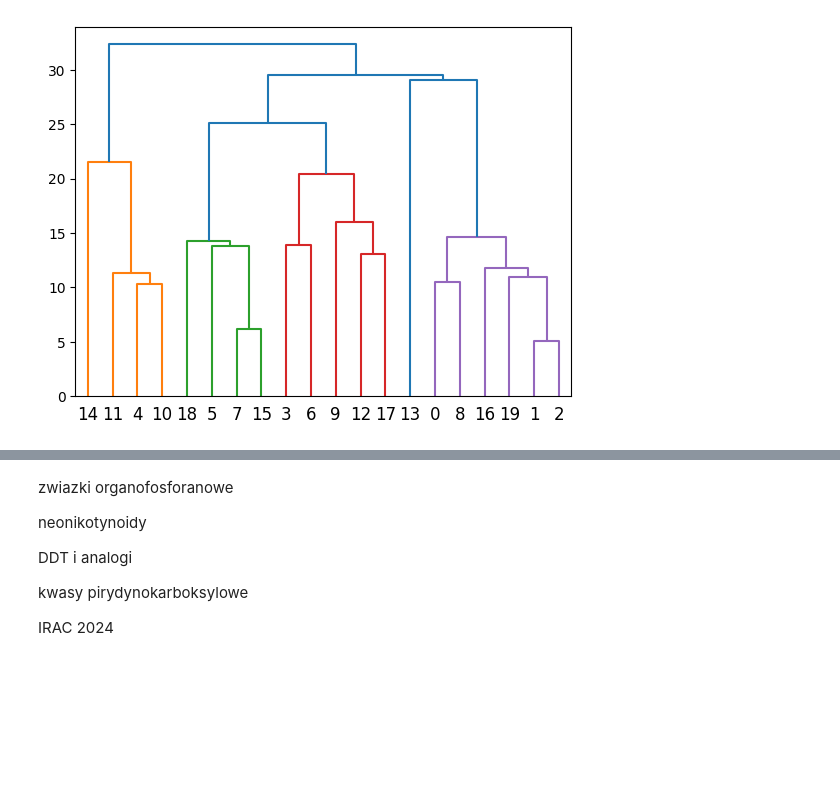
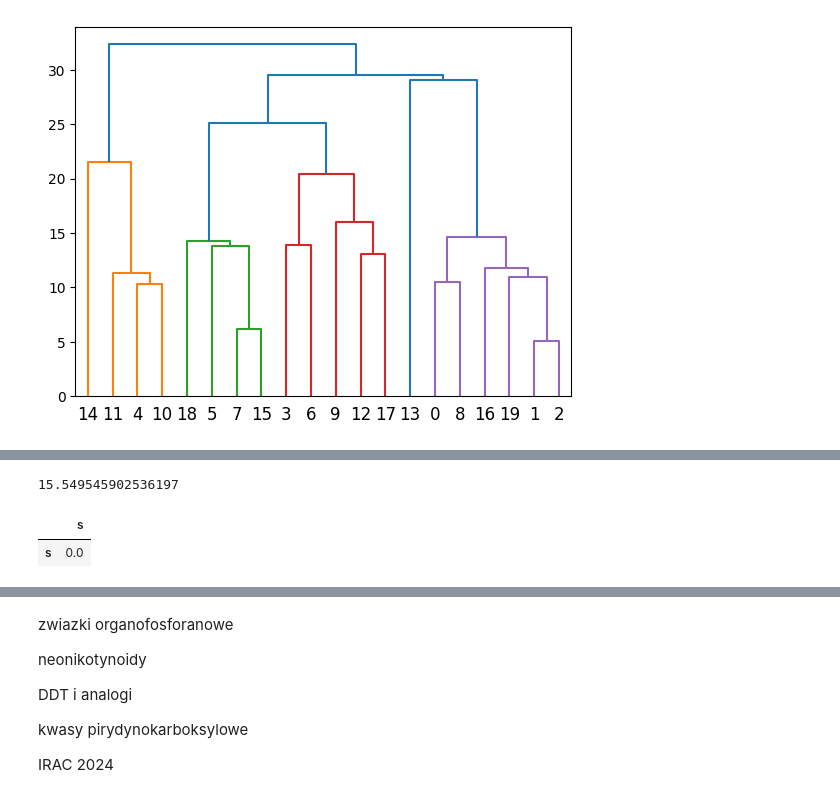
Before and after one commit to Kubabob/chemical-data-explorer, a Jupyter notebook: hca.ipynb, the cells around one changed output, grey strips where cells are left out. Drawn from its saved outputs; the diff is of its cells as text; code cells hidden in the pictures; blank space fills up the shorter version.

```diff
--- a/hca.ipynb
+++ b/hca.ipynb
@@ -241 +232,3 @@ names = range(X.shape[0], 2000)
+# %%
+alphabet = iter(list(map(chr, range(97, 123))))
 # %%
@@ -324,3 +236,0 @@ array([[ 0.        ,  0.        ,  0.        ,  0.        ,  0.        ,
-# %%
-triangle_X = pd.DataFrame(triangle_X)
-triangle_X
@@ -345,18 +236,0 @@ triangle_X
-# %%
-'''new_column = []
-
-for i in range(len(triangle_X)):
-    min_val = min(triangle_X[list_coord[-1][0]][i], triangle_X[list_coord[-1][1]][i])
-    if min_val != 0:
-        new_column.append(min_val)
-    else:
-        new_column.append(min_value[-1])
-
-triangle_X[min(list_coord[-1])] = new_column
-triangle_X.iloc[min(list_coord[-1])] = new_column
-
-triangle_X = triangle_X.drop(max(list_coord[-1]), axis=0)
-triangle_X = triangle_X.drop(max(list_coord[-1]), axis=1)
-
-triangle_X = pd.DataFrame(np.tril(triangle_X))
-triangle_X'''
@@ -432,0 +237,26 @@ KeyError: 1
+# %%
+minVal = triangle_X[triangle_X > 0].min(axis=0).min()
+print(minVal)
+minValCoords = list(list(zip(*np.where(triangle_X==minVal)))[0])
+minValCoords[0] = triangle_X.index[minValCoords[0]]
+minValCoords[1] = triangle_X.columns[minValCoords[1]]
+minValCoordsList.append(minValCoords)
+
+newRowVector = np.min([triangle_X.loc[minValCoords[0]], triangle_X.loc[minValCoords[1]]], axis=0)
+newColumnVector = np.min([triangle_X.loc[:,minValCoords[0]], triangle_X.loc[:,minValCoords[1]]], axis=0)
+
+
+nextLetter = next(alphabet)
+triangle_X = triangle_X.rename(columns={minValCoords[0]:nextLetter}, index={minValCoords[0]:nextLetter})
+
+triangle_X.loc[nextLetter] = newRowVector
+triangle_X.loc[:,nextLetter] = newColumnVector
+
+triangle_X = triangle_X.drop(minValCoords[1],axis=0)
+triangle_X = triangle_X.drop(minValCoords[1],axis=1)
+
+triangle_X
+# %% [output]
+15.549545902536197
+|  | s |
+| s | 0.0 |
```
Also changed, not shown: parts of 12 cells of this notebook, 2 other files.
